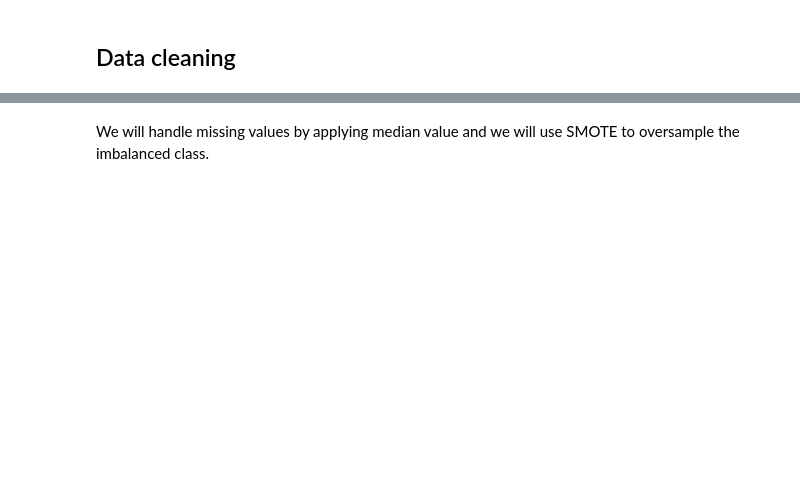
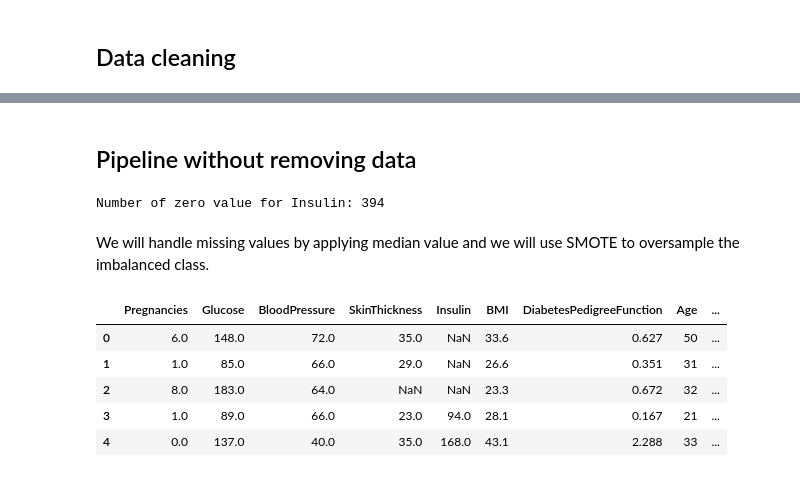
Before and after one commit to Amarnathe/Diabetes-Diagnostic-Predictor, a Jupyter notebook: notebooks/diabetes_classification_pipeline.ipynb, the cells around one changed output, grey strips where cells are left out. Cells and saved outputs as stored; diff of their text form; code cells hidden in the pictures; blank space fills up the shorter version.

```diff
--- a/notebooks/diabetes_classification_pipeline.ipynb
+++ b/notebooks/diabetes_classification_pipeline.ipynb
@@ -245,2 +390,8 @@ plt.show()
+# %% [markdown]
+## Pipeline without removing data
+# %%
+print("Number of zero value for Insulin:",df[df['Insulin'] > 0]['Insulin'].count())
+# %% [output]
+Number of zero value for Insulin: 394
 # %% [markdown]
 We will handle missing values by applying median value and we will use SMOTE to oversample the imbalanced class.
@@ -247,3 +400,24 @@ We will handle missing values by applying median value and we will use SMOTE to
+# %%
+df_1 = df.copy()
+
+# Replace suspicious zero values with NaN in Insulin and SkinThickness
+zero_to_nan_features = ['Insulin', 'SkinThickness', 'BMI', 'Glucose']
+df_1[zero_to_nan_features] = df_1[zero_to_nan_features].replace(0, np.nan)
+
+# Replace suspicious very low values in BloodPressure to NaN
+df_1.loc[df_1['BloodPressure'] < 30, 'BloodPressure'] = np.nan
+
+# Replace suspicious very high values in Pregnancies to NaN
+df_1.loc[df_1['Pregnancies'] >= 11, 'Pregnancies'] = np.nan
+
+df_1.head()
+# %% [output]
+|  | Pregnancies | Glucose | BloodPressure | SkinThickness | Insulin | BMI | DiabetesPedigreeFunction | Age | ... |
+| 0 | 6.0 | 148.0 | 72.0 | 35.0 | NaN | 33.6 | 0.627 | 50 | ... |
+| 1 | 1.0 | 85.0 | 66.0 | 29.0 | NaN | 26.6 | 0.351 | 31 | ... |
+| 2 | 8.0 | 183.0 | 64.0 | NaN | NaN | 23.3 | 0.672 | 32 | ... |
+| 3 | 1.0 | 89.0 | 66.0 | 23.0 | 94.0 | 28.1 | 0.167 | 21 | ... |
+| 4 | 0.0 | 137.0 | 40.0 | 35.0 | 168.0 | 43.1 | 2.288 | 33 | ... |
 # %%
 # Separate features and target
 X = df_1.drop("Outcome", axis=1)
```
Also changed, not shown: parts of 27 cells of this notebook.
